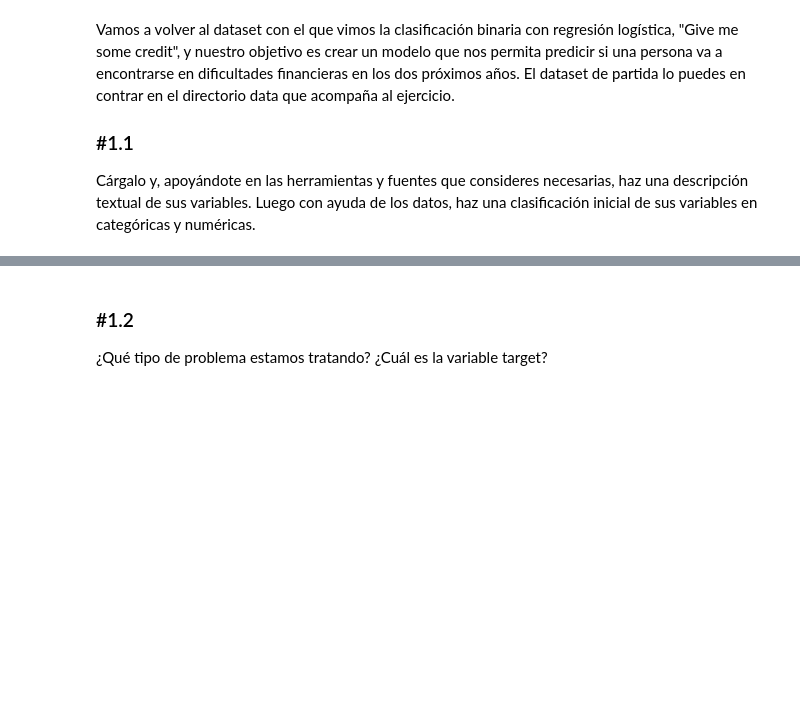
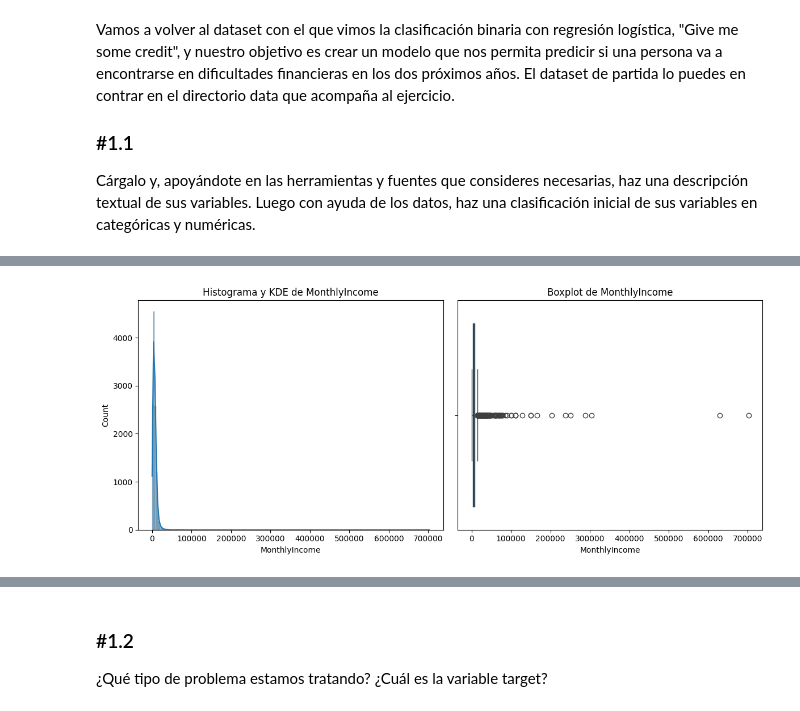
Before and after one commit to MHHsim/DS-Online-Marta-Harana, a Jupyter notebook: 04_Machine_Learning/Sprint_12/Unidad_01_ML_Supervisado_Otros_Modelos/03_Practica_Obligatoria/18_Practica_Obligatoria_Supervisado_Otros_Modelos.ipynb, the cells around one changed output, grey strips where cells are left out. Saved outputs shown, nothing was run; the diff lists cells and outputs as text; code cells hidden in the pictures; blank space fills up the shorter version.

```diff
--- a/04_Machine_Learning/Sprint_12/Unidad_01_ML_Supervisado_Otros_Modelos/03_Practica_Obligatoria/18_Practica_Obligatoria_Supervisado_Otros_Modelos.ipynb
+++ b/04_Machine_Learning/Sprint_12/Unidad_01_ML_Supervisado_Otros_Modelos/03_Practica_Obligatoria/18_Practica_Obligatoria_Supervisado_Otros_Modelos.ipynb
@@ -67,0 +253,4 @@ Cárgalo y, apoyándote en las herramientas y fuentes que consideres necesarias,
+# %%
+plot_combined_graphs(df, ['MonthlyIncome'])
+# %% [output]
+[figure, added]
```
Also changed, not shown: parts of 68 cells of this notebook, 8 other files.
